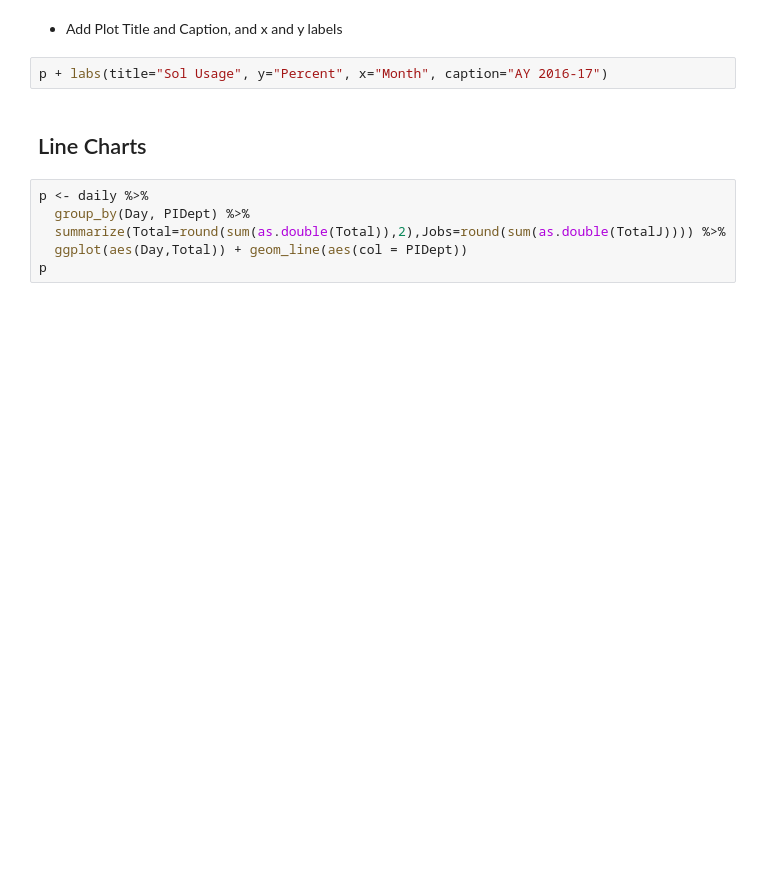
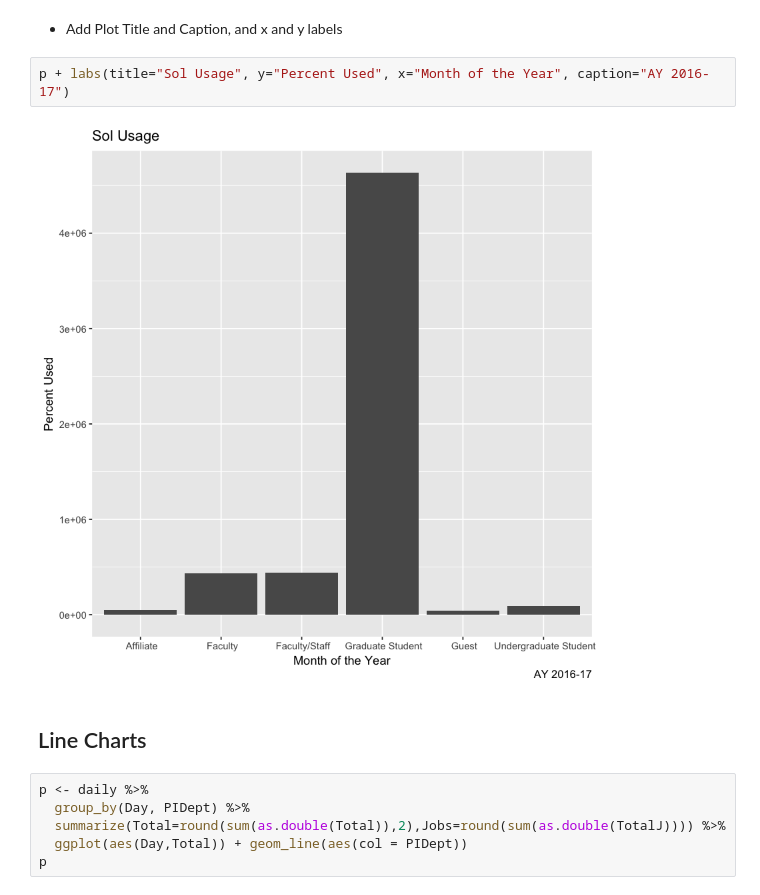
Before and after one commit to alexpacheco/rprog, a Jupyter notebook: rprog.ipynb, the cells around one changed output. Saved outputs shown, nothing was run; the diff lists cells and outputs as text; blank space fills up the shorter version.

```diff
--- a/rprog.ipynb
+++ b/rprog.ipynb
@@ -613,7 +956,9 @@ p
 # %% [markdown]
 * Add Plot Title and Caption, and x and y labels
 # %%
-p + labs(title="Sol Usage", y="Percent", x="Month", caption="AY 2016-17")
+p + labs(title="Sol Usage", y="Percent Used", x="Month of the Year", caption="AY 2016-17")
+# %% [output]
+[figure, added]
 # %% [markdown]
 ## Line Charts
 # %%
```
Also changed, not shown: parts of 87 cells of this notebook, 9 other files.
